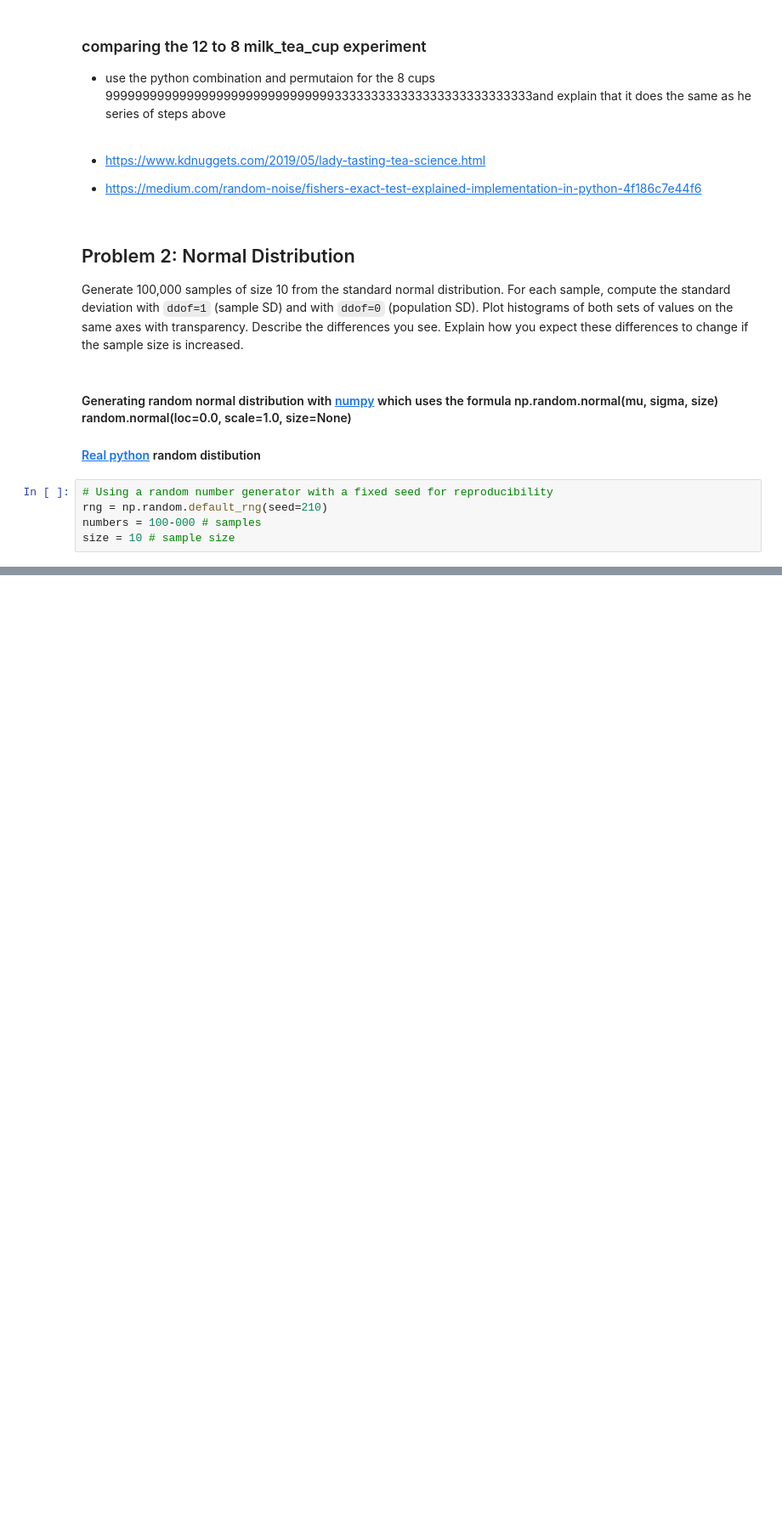
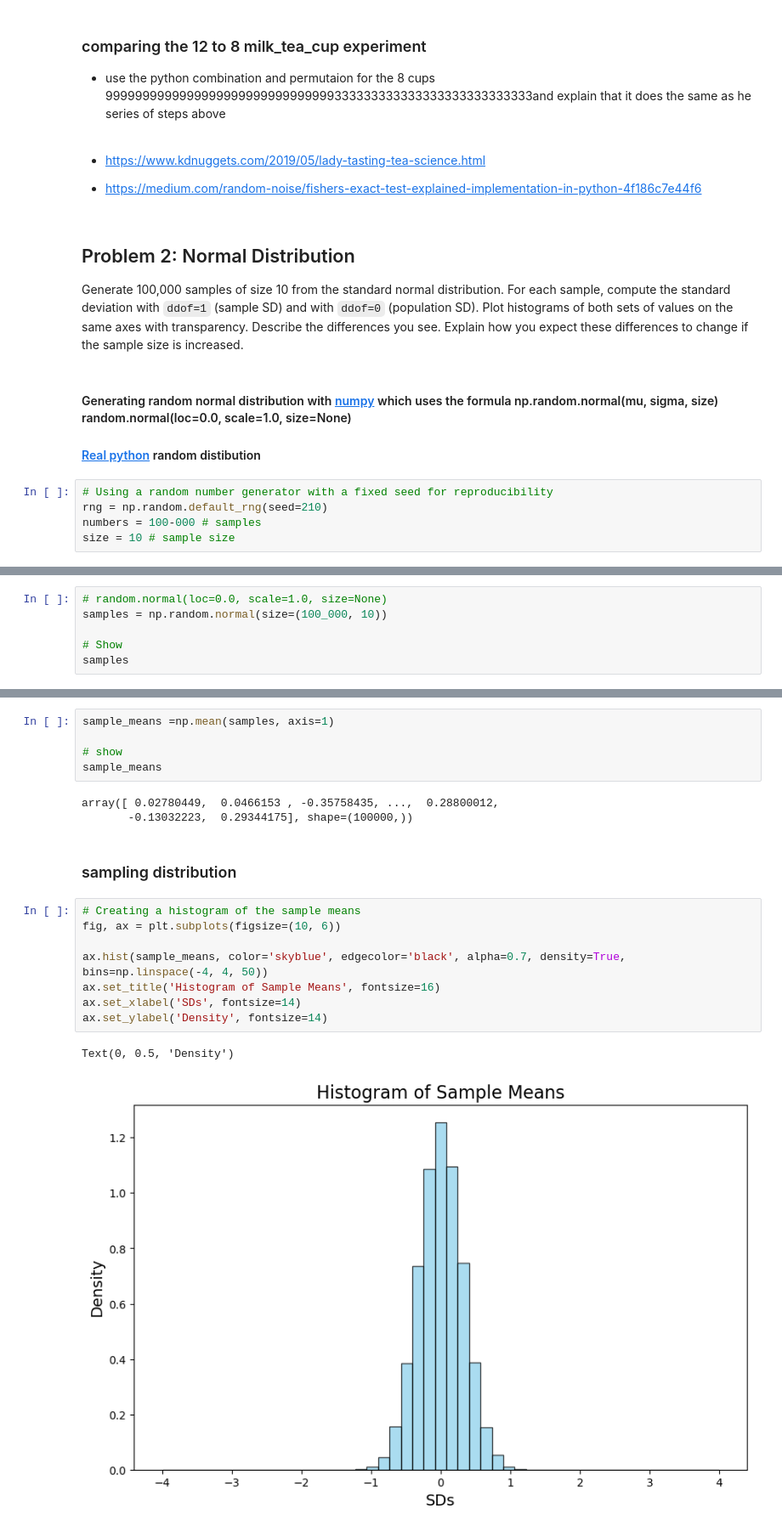
Before and after one commit to Gtalen/applied-statistics, a Jupyter notebook: problems.ipynb, the cells around one changed output, grey strips where cells are left out. Shown at 85% size. Cells and saved outputs as stored; diff of their text form; blank space fills up the shorter version.

```diff
--- a/problems.ipynb
+++ b/problems.ipynb
@@ -315,0 +316,6 @@ array([[ 9.23332043,  9.88557297, 11.70602743, ..., 10.6917088 ,
+# %%
+# random.normal(loc=0.0, scale=1.0, size=None)
+samples = np.random.normal(size=(100_000, 10))
+
+# Show
+samples
@@ -315,0 +336,21 @@ array([[ 9.23332043,  9.88557297, 11.70602743, ..., 10.6917088 ,
+# %%
+sample_means =np.mean(samples, axis=1)
+
+# show
+sample_means
+# %% [output]
+array([ 0.02780449,  0.0466153 , -0.35758435, ...,  0.28800012,
+       -0.13032223,  0.29344175], shape=(100000,))
+# %% [markdown]
+### sampling distribution
+# %%
+# Creating a histogram of the sample means
+fig, ax = plt.subplots(figsize=(10, 6))
+
+ax.hist(sample_means, color='skyblue', edgecolor='black', alpha=0.7, density=True, bins=np.linspace(-4, 4, 50))
+ax.set_title('Histogram of Sample Means', fontsize=16)
+ax.set_xlabel('SDs', fontsize=14)
+ax.set_ylabel('Density', fontsize=14)
+# %% [output]
+Text(0, 0.5, 'Density')
+[figure, added]
```
Also changed, not shown: parts of 7 cells of this notebook.
